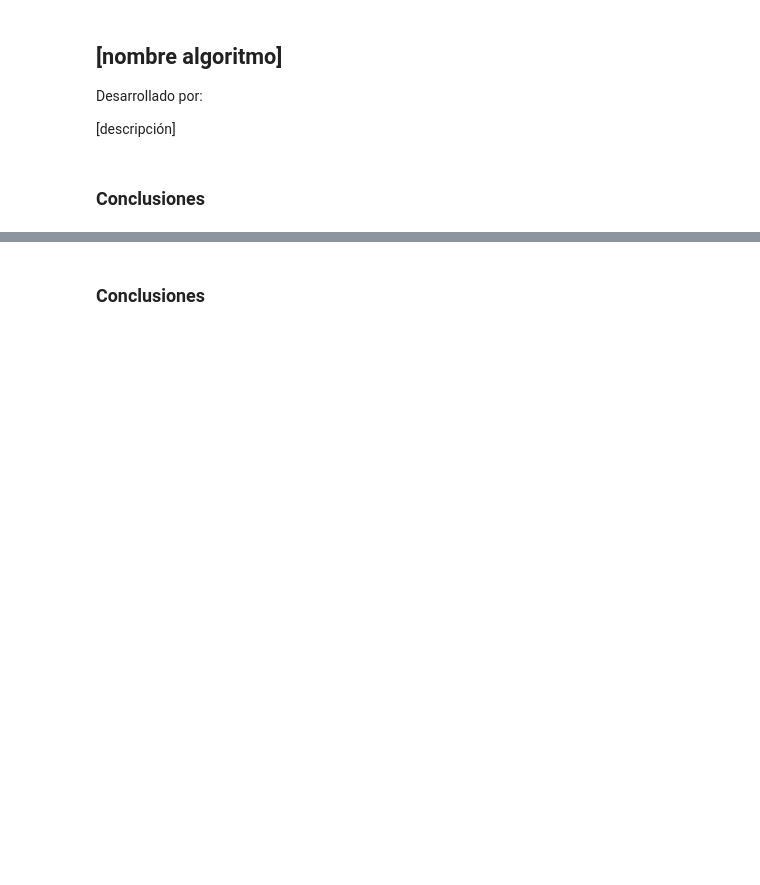
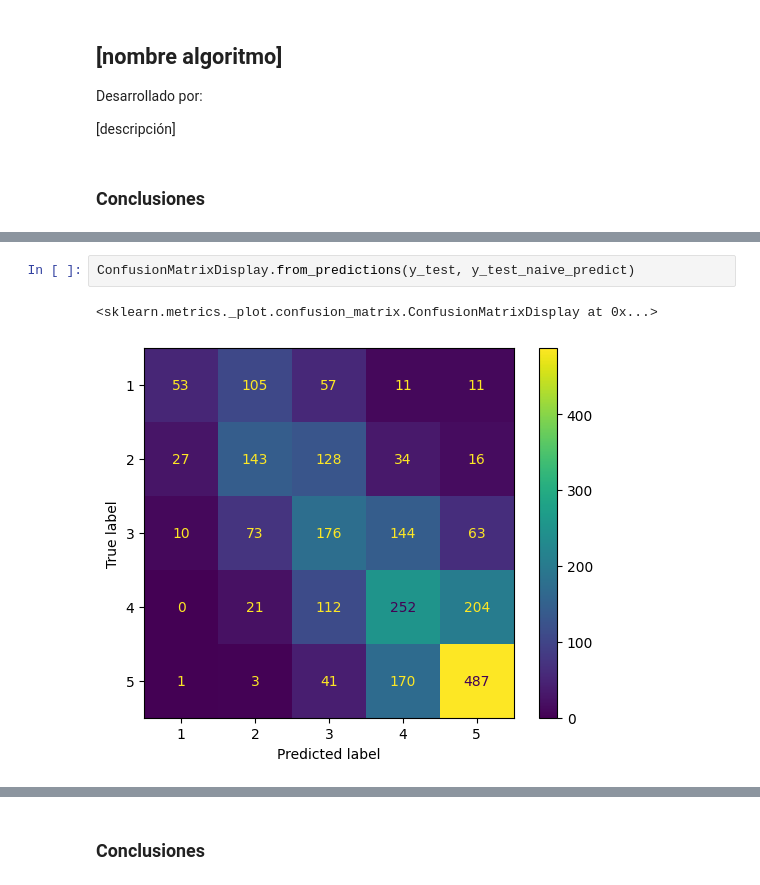
Before and after one commit to bi-202410/proyecto-1, a Jupyter notebook: text-analysis.ipynb, the cells around one changed output, grey strips where cells are left out. Drawn from its saved outputs; the diff is of its cells as text; blank space fills up the shorter version.

```diff
--- a/text-analysis.ipynb
+++ b/text-analysis.ipynb
@@ -187,0 +326,5 @@ Desarrollado por:
+# %%
+ConfusionMatrixDisplay.from_predictions(y_test, y_test_naive_predict)
+# %% [output]
+<sklearn.metrics._plot.confusion_matrix.ConfusionMatrixDisplay at 0x...>
+[figure, added]
```
Also changed, not shown: parts of 24 cells of this notebook.
